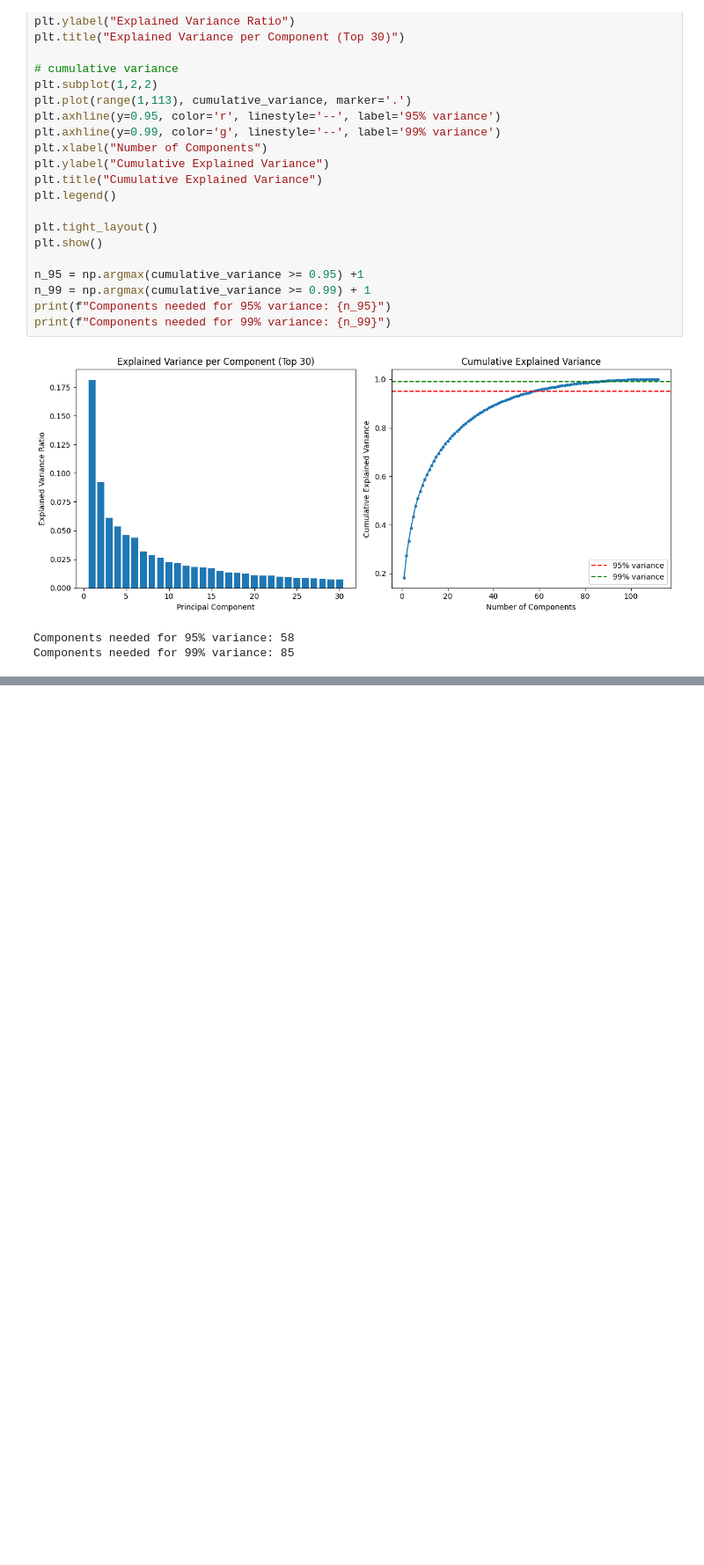
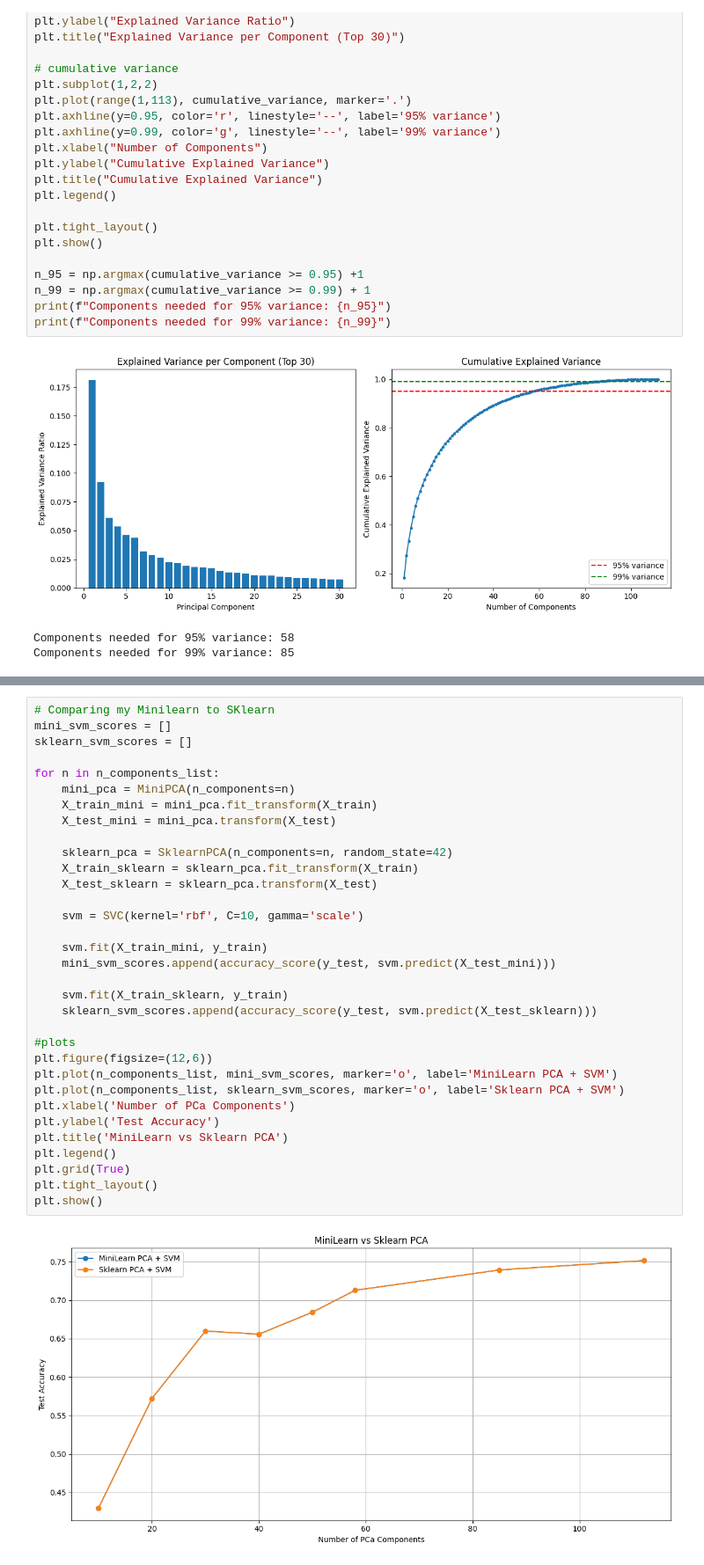
Before and after one commit to Alex-Abreu3/Project_CSE432-532, a Jupyter notebook: SER_Project/notebooks/week12_dimensionality_reduction.ipynb, the cells around one changed output, grey strips where cells are left out. Shown at 88% size. Drawn from its saved outputs; the diff is of its cells as text; blank space fills up the shorter version.

```diff
--- a/SER_Project/notebooks/week12_dimensionality_reduction.ipynb
+++ b/SER_Project/notebooks/week12_dimensionality_reduction.ipynb
@@ -132,0 +207,35 @@ for n in n_components_list:
+# %%
+# Comparing my Minilearn to SKlearn
+mini_svm_scores = []
+sklearn_svm_scores = []
+
+for n in n_components_list:
+    mini_pca = MiniPCA(n_components=n)
+    X_train_mini = mini_pca.fit_transform(X_train)
+    X_test_mini = mini_pca.transform(X_test)
+
+    sklearn_pca = SklearnPCA(n_components=n, random_state=42)
+    X_train_sklearn = sklearn_pca.fit_transform(X_train)
+    X_test_sklearn = sklearn_pca.transform(X_test)
+
+    svm = SVC(kernel='rbf', C=10, gamma='scale')
+
+    svm.fit(X_train_mini, y_train)
+    mini_svm_scores.append(accuracy_score(y_test, svm.predict(X_test_mini)))
+
+    svm.fit(X_train_sklearn, y_train)
+    sklearn_svm_scores.append(accuracy_score(y_test, svm.predict(X_test_sklearn)))
+
+#plots
+plt.figure(figsize=(12,6))
+plt.plot(n_components_list, mini_svm_scores, marker='o', label='MiniLearn PCA + SVM')
+plt.plot(n_components_list, sklearn_svm_scores, marker='o', label='Sklearn PCA + SVM')
+plt.xlabel('Number of PCa Components')
+plt.ylabel('Test Accuracy')
+plt.title('MiniLearn vs Sklearn PCA')
+plt.legend()
+plt.grid(True)
+plt.tight_layout()
+plt.show()
+# %% [output]
+[figure, added]
```
Also changed, not shown: parts of 5 cells of this notebook.
